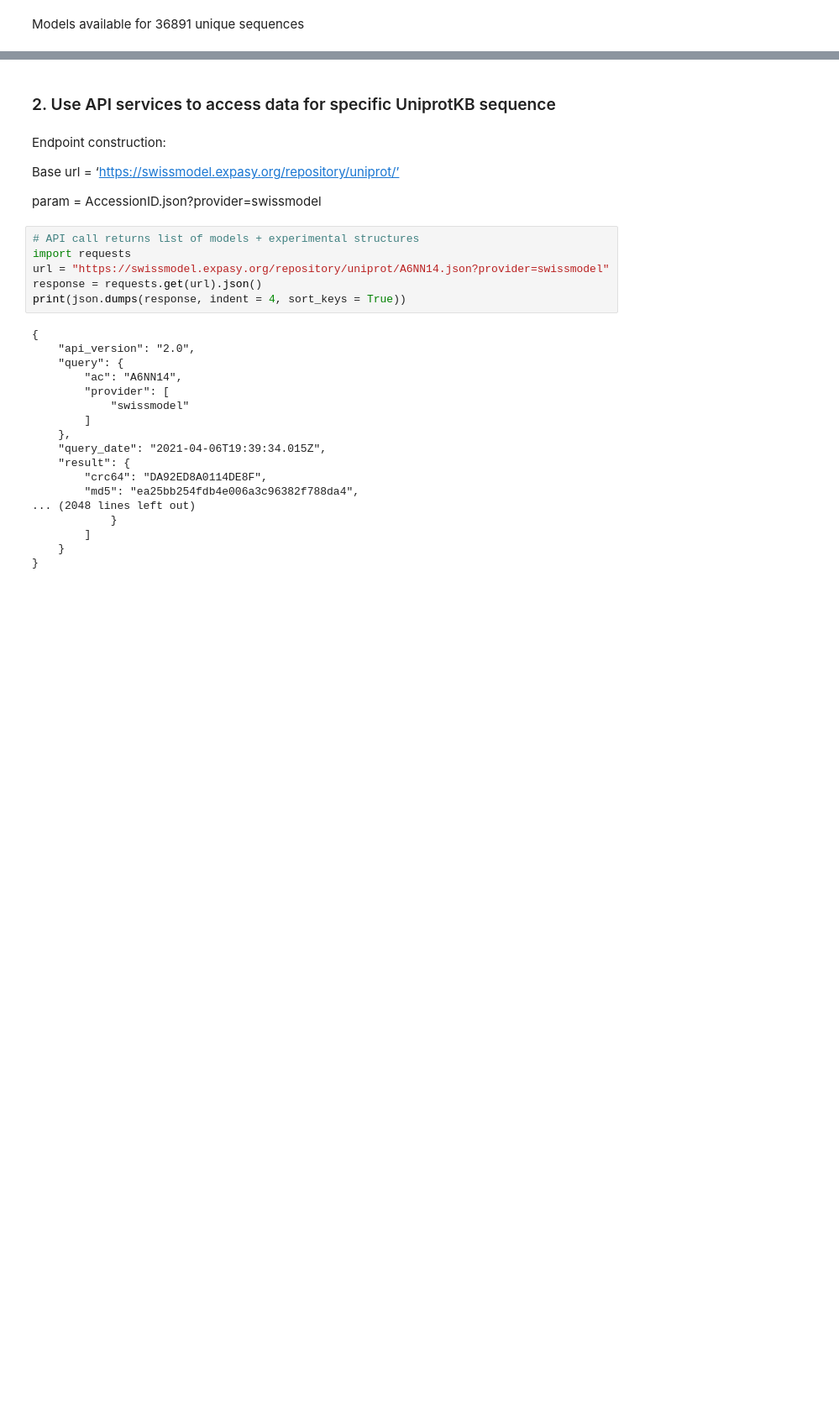
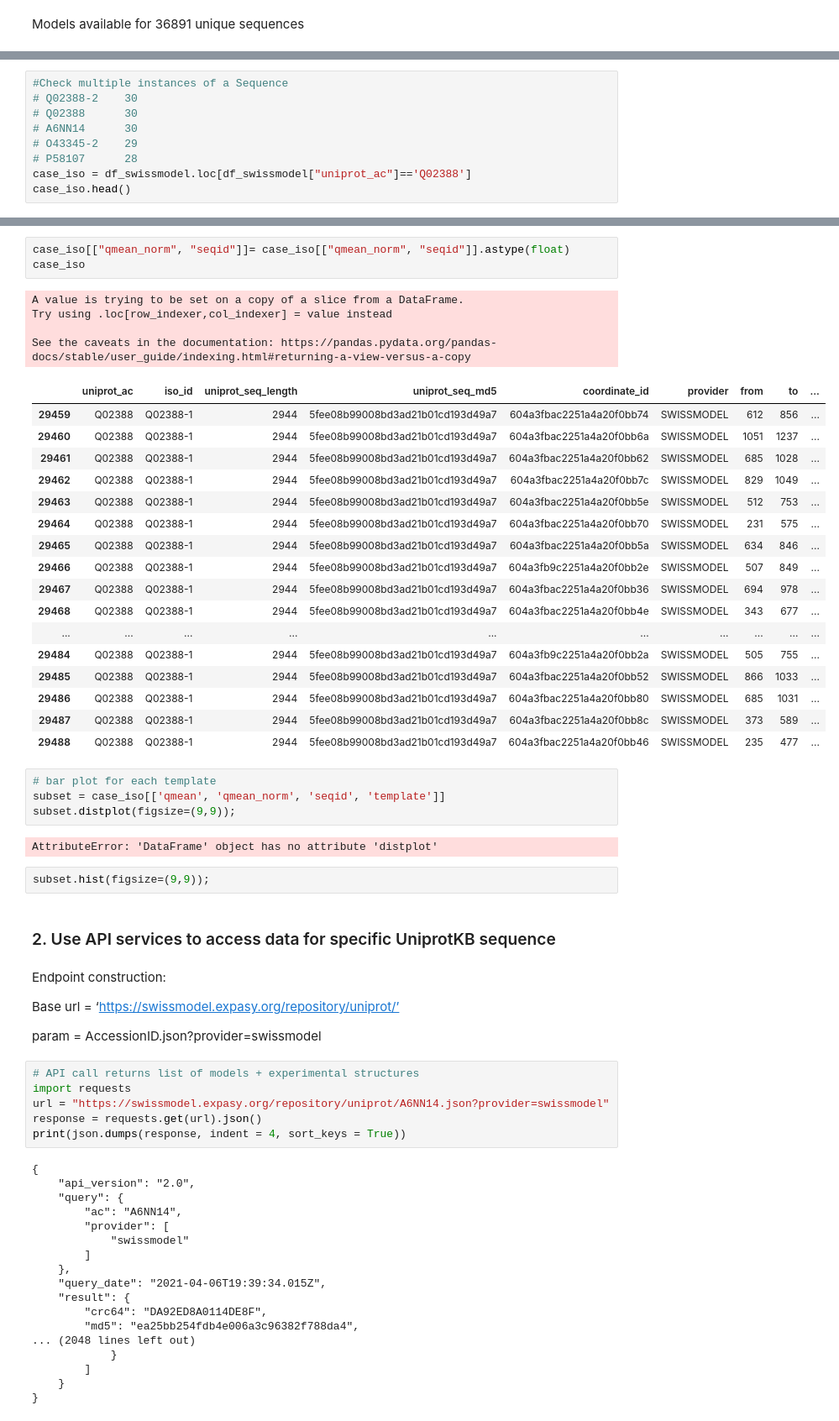
Before and after one commit to rcsb/KBase-PDB-Integration, a Jupyter notebook: inventory/notebooks/swiss-model/homo_sapiens.ipynb, the cells around one changed output, grey strips where cells are left out. Shown at 84% size. Saved outputs shown, nothing was run; the diff lists cells and outputs as text; blank space fills up the shorter version.

```diff
--- a/inventory/notebooks/swiss-model/homo_sapiens.ipynb
+++ b/inventory/notebooks/swiss-model/homo_sapiens.ipynb
@@ -173,0 +327,9 @@ Name: url, dtype: object
+# %%
+#Check multiple instances of a Sequence
+# Q02388-2    30
+# Q02388      30
+# A6NN14      30
+# O43345-2    29
+# P58107      28
+case_iso = df_swissmodel.loc[df_swissmodel["uniprot_ac"]=='Q02388']
+case_iso.head()
@@ -174,3 +377,36 @@ Name: url, dtype: object
+# %%
+case_iso[["qmean_norm", "seqid"]]= case_iso[["qmean_norm", "seqid"]].astype(float)
+case_iso
+# %% [output]
+A value is trying to be set on a copy of a slice from a DataFrame.
+Try using .loc[row_indexer,col_indexer] = value instead
+
+See the caveats in the documentation: https://pandas.pydata.org/pandas-docs/stable/user_guide/indexing.html#returning-a-view-versus-a-copy
+|  | uniprot_ac | iso_id | uniprot_seq_length | uniprot_seq_md5 | coordinate_id | provider | from | to | ... |
+| 29459 | Q02388 | Q02388-1 | 2944 | 5fee08b99008bd3ad21b01cd193d49a7 | 604a3fbac2251a4a20f0bb74 | SWISSMODEL | 612 | 856 | ... |
+| 29460 | Q02388 | Q02388-1 | 2944 | 5fee08b99008bd3ad21b01cd193d49a7 | 604a3fbac2251a4a20f0bb6a | SWISSMODEL | 1051 | 1237 | ... |
+| 29461 | Q02388 | Q02388-1 | 2944 | 5fee08b99008bd3ad21b01cd193d49a7 | 604a3fbac2251a4a20f0bb62 | SWISSMODEL | 685 | 1028 | ... |
+| 29462 | Q02388 | Q02388-1 | 2944 | 5fee08b99008bd3ad21b01cd193d49a7 | 604a3fbac2251a4a20f0bb7c | SWISSMODEL | 829 | 1049 | ... |
+| 29463 | Q02388 | Q02388-1 | 2944 | 5fee08b99008bd3ad21b01cd193d49a7 | 604a3fbac2251a4a20f0bb5e | SWISSMODEL | 512 | 753 | ... |
+| 29464 | Q02388 | Q02388-1 | 2944 | 5fee08b99008bd3ad21b01cd193d49a7 | 604a3fbac2251a4a20f0bb70 | SWISSMODEL | 231 | 575 | ... |
+| 29465 | Q02388 | Q02388-1 | 2944 | 5fee08b99008bd3ad21b01cd193d49a7 | 604a3fbac2251a4a20f0bb5a | SWISSMODEL | 634 | 846 | ... |
+| 29466 | Q02388 | Q02388-1 | 2944 | 5fee08b99008bd3ad21b01cd193d49a7 | 604a3fb9c2251a4a20f0bb2e | SWISSMODEL | 507 | 849 | ... |
+| 29467 | Q02388 | Q02388-1 | 2944 | 5fee08b99008bd3ad21b01cd193d49a7 | 604a3fbac2251a4a20f0bb36 | SWISSMODEL | 694 | 978 | ... |
+| 29468 | Q02388 | Q02388-1 | 2944 | 5fee08b99008bd3ad21b01cd193d49a7 | 604a3fbac2251a4a20f0bb4e | SWISSMODEL | 343 | 677 | ... |
+| ... | ... | ... | ... | ... | ... | ... | ... | ... | ... |
+| 29484 | Q02388 | Q02388-1 | 2944 | 5fee08b99008bd3ad21b01cd193d49a7 | 604a3fb9c2251a4a20f0bb2a | SWISSMODEL | 505 | 755 | ... |
+| 29485 | Q02388 | Q02388-1 | 2944 | 5fee08b99008bd3ad21b01cd193d49a7 | 604a3fbac2251a4a20f0bb52 | SWISSMODEL | 866 | 1033 | ... |
+| 29486 | Q02388 | Q02388-1 | 2944 | 5fee08b99008bd3ad21b01cd193d49a7 | 604a3fbac2251a4a20f0bb80 | SWISSMODEL | 685 | 1031 | ... |
+| 29487 | Q02388 | Q02388-1 | 2944 | 5fee08b99008bd3ad21b01cd193d49a7 | 604a3fbac2251a4a20f0bb8c | SWISSMODEL | 373 | 589 | ... |
+| 29488 | Q02388 | Q02388-1 | 2944 | 5fee08b99008bd3ad21b01cd193d49a7 | 604a3fbac2251a4a20f0bb46 | SWISSMODEL | 235 | 477 | ... |
+# %%
+# bar plot for each template
+subset = case_iso[['qmean', 'qmean_norm', 'seqid', 'template']]
+subset.distplot(figsize=(9,9));
+# %% [output]
+AttributeError: 'DataFrame' object has no attribute 'distplot'
+# %%
+subset.hist(figsize=(9,9));
 # %% [markdown]
 ### 2. Use API services to access data for specific UniprotKB sequence
 # %% [markdown]
```
Also changed, not shown: parts of 40 cells of this notebook.
